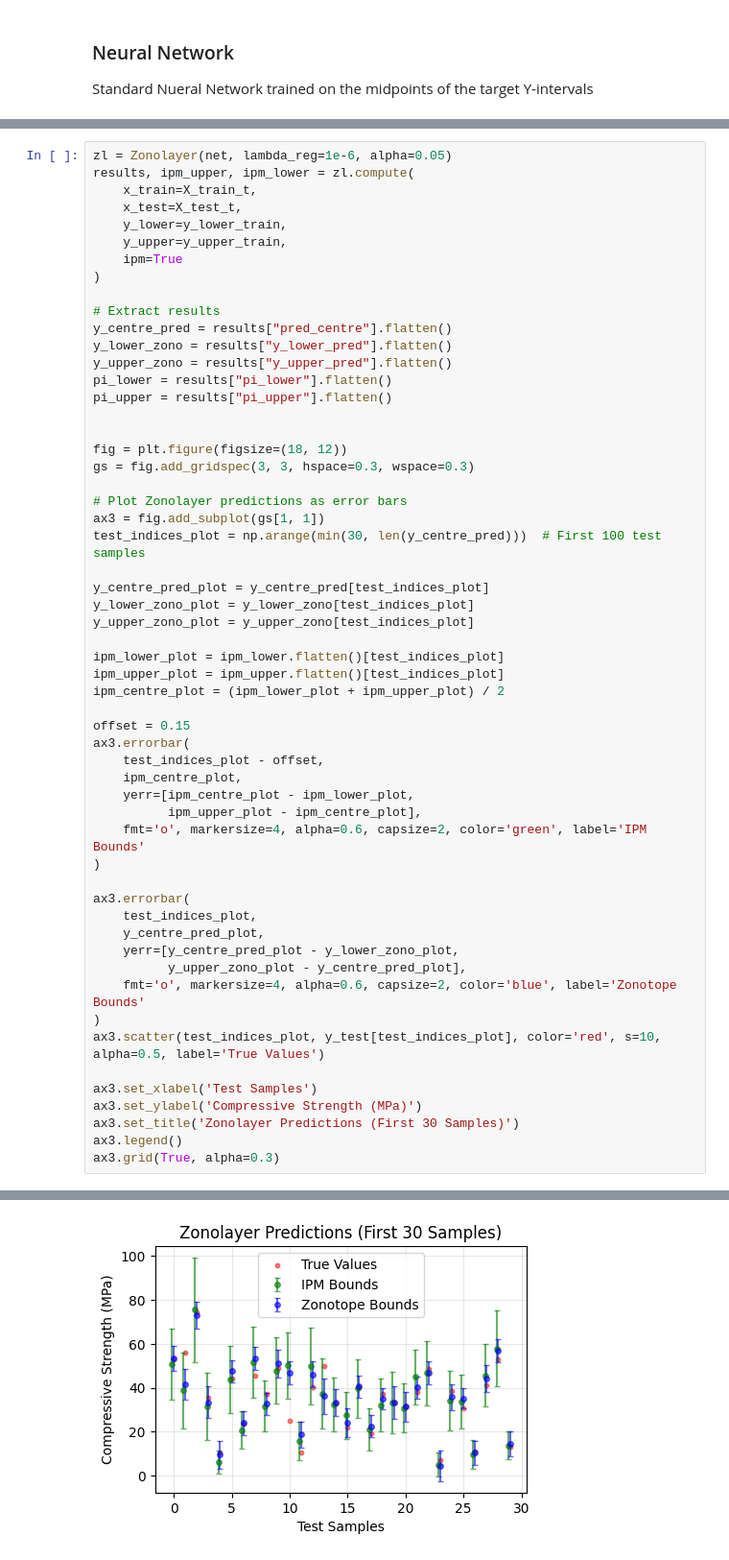
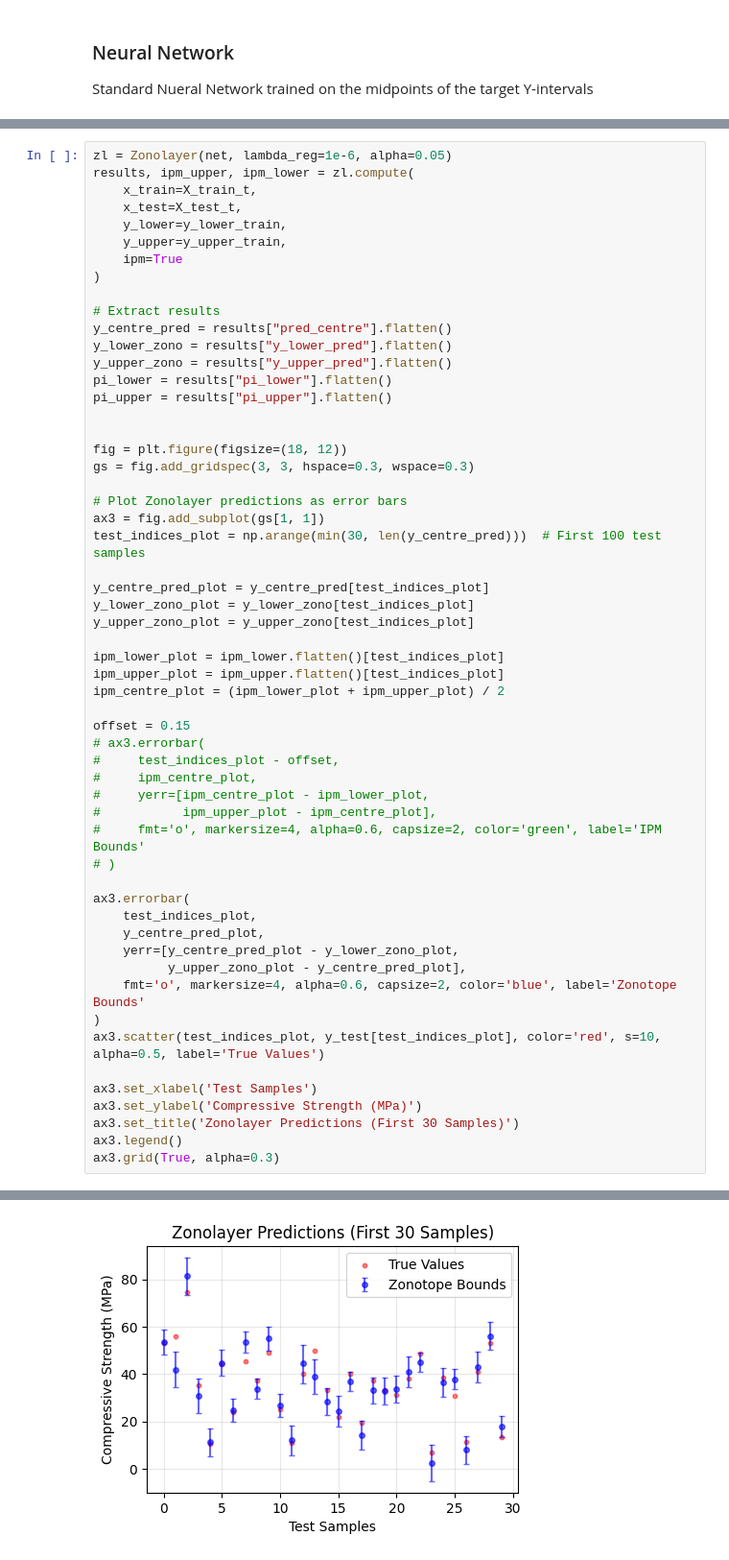
Before and after one commit to MattCodes03/zonolayer, a Jupyter notebook: examples/cc_strength.ipynb, the cells around one changed output, grey strips where cells are left out. Shown at 96% size. Cells and saved outputs as stored; diff of their text form.

Commit message:
Updated Example Images

```diff
--- a/examples/cc_strength.ipynb
+++ b/examples/cc_strength.ipynb
@@ -186,13 +186,13 @@ ipm_upper_plot = ipm_upper.flatten()[test_indices_plot]
 ipm_centre_plot = (ipm_lower_plot + ipm_upper_plot) / 2
 
 offset = 0.15
-ax3.errorbar(
-    test_indices_plot - offset,
-    ipm_centre_plot,
-    yerr=[ipm_centre_plot - ipm_lower_plot,
-          ipm_upper_plot - ipm_centre_plot],
-    fmt='o', markersize=4, alpha=0.6, capsize=2, color='green', label='IPM Bounds'
-)
+# ax3.errorbar(
+#     test_indices_plot - offset,
+#     ipm_centre_plot,
+#     yerr=[ipm_centre_plot - ipm_lower_plot,
+#           ipm_upper_plot - ipm_centre_plot],
+#     fmt='o', markersize=4, alpha=0.6, capsize=2, color='green', label='IPM Bounds'
+# )
 
 ax3.errorbar(
     test_indices_plot,
@@ -228,5 +228,5 @@ ax3.grid(True, alpha=0.3)
 Optimal solution found.
-[figure, old version]
+[figure, new version]
 # %%
 fig = plt.figure(figsize=(18, 12))
 gs = fig.add_gridspec(3, 3, hspace=0.3, wspace=0.3)
```
Also changed, not shown: parts of 4 cells of this notebook, 1 other file.
